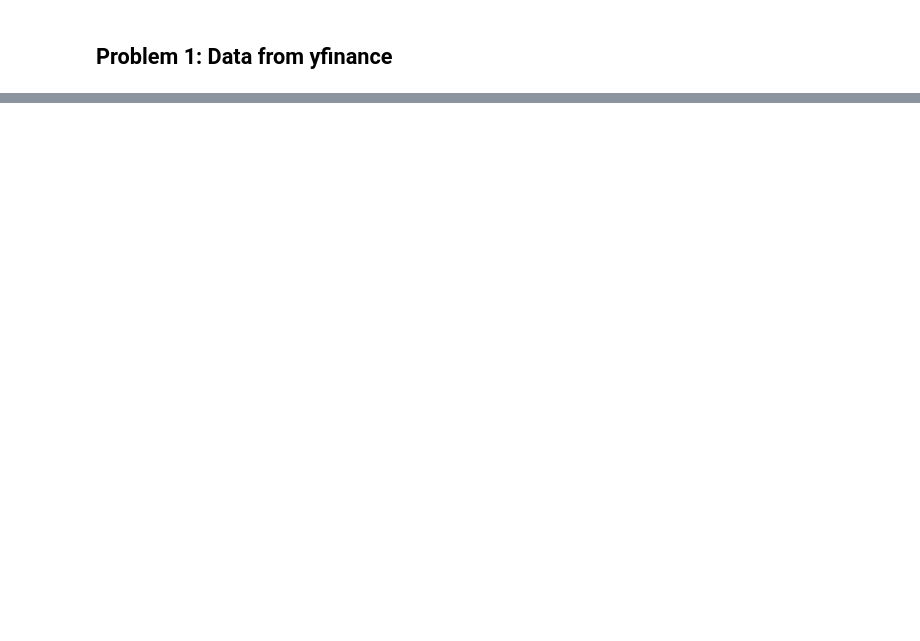
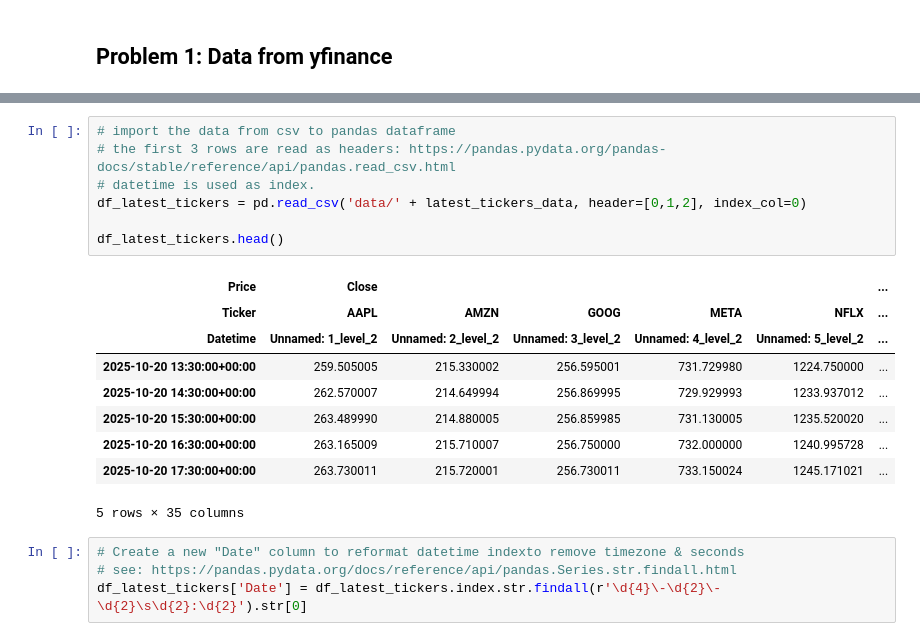
Before and after one commit to irenecelebrin/computer-infrastructure, a Jupyter notebook: problems.ipynb, the cells around one changed output, grey strips where cells are left out. Cells and saved outputs as stored; diff of their text form; blank space fills up the shorter version.

```diff
--- a/problems.ipynb
+++ b/problems.ipynb
@@ -119,0 +81,21 @@ df_with_intervals.to_csv(full_path)
+# %%
+# import the data from csv to pandas dataframe
+# the first 3 rows are read as headers: https://pandas.pydata.org/pandas-docs/stable/reference/api/pandas.read_csv.html
+# datetime is used as index.
+df_latest_tickers = pd.read_csv('data/' + latest_tickers_data, header=[0,1,2], index_col=0)
+
+df_latest_tickers.head()
+# %% [output]
+| Price | Close |  |  |  |  | ... |
+| Ticker | AAPL | AMZN | GOOG | META | NFLX | ... |
+| Datetime | Unnamed: 1_level_2 | Unnamed: 2_level_2 | Unnamed: 3_level_2 | Unnamed: 4_level_2 | Unnamed: 5_level_2 | ... |
+| 2025-10-20 13:30:00+00:00 | 259.505005 | 215.330002 | 256.595001 | 731.729980 | 1224.750000 | ... |
+| 2025-10-20 14:30:00+00:00 | 262.570007 | 214.649994 | 256.869995 | 729.929993 | 1233.937012 | ... |
+| 2025-10-20 15:30:00+00:00 | 263.489990 | 214.880005 | 256.859985 | 731.130005 | 1235.520020 | ... |
+| 2025-10-20 16:30:00+00:00 | 263.165009 | 215.710007 | 256.750000 | 732.000000 | 1240.995728 | ... |
+| 2025-10-20 17:30:00+00:00 | 263.730011 | 215.720001 | 256.730011 | 733.150024 | 1245.171021 | ... |
+5 rows × 35 columns
+# %%
+# Create a new "Date" column to reformat datetime indexto remove timezone & seconds
+# see: https://pandas.pydata.org/docs/reference/api/pandas.Series.str.findall.html
+df_latest_tickers['Date'] = df_latest_tickers.index.str.findall(r'\d{4}\-\d{2}\-\d{2}\s\d{2}:\d{2}').str[0]
```
Also changed, not shown: parts of 20 cells of this notebook, 5 other files.
